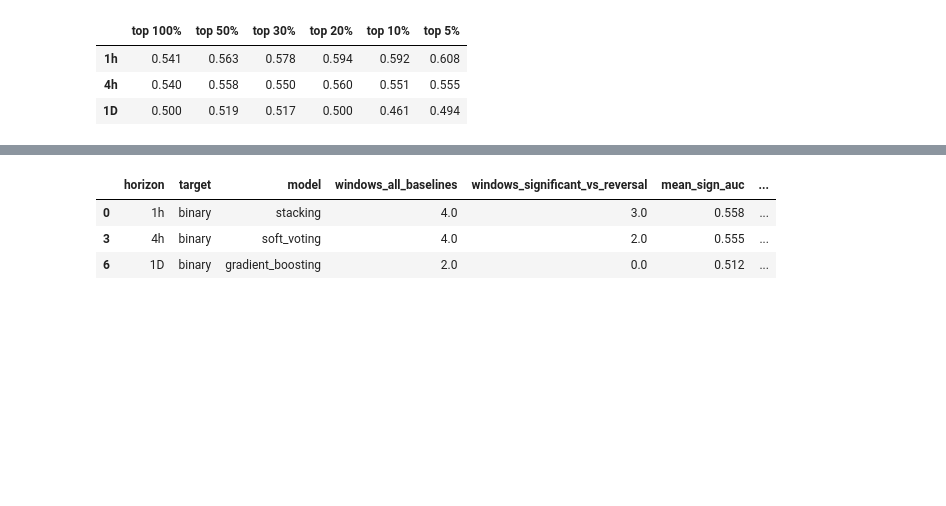
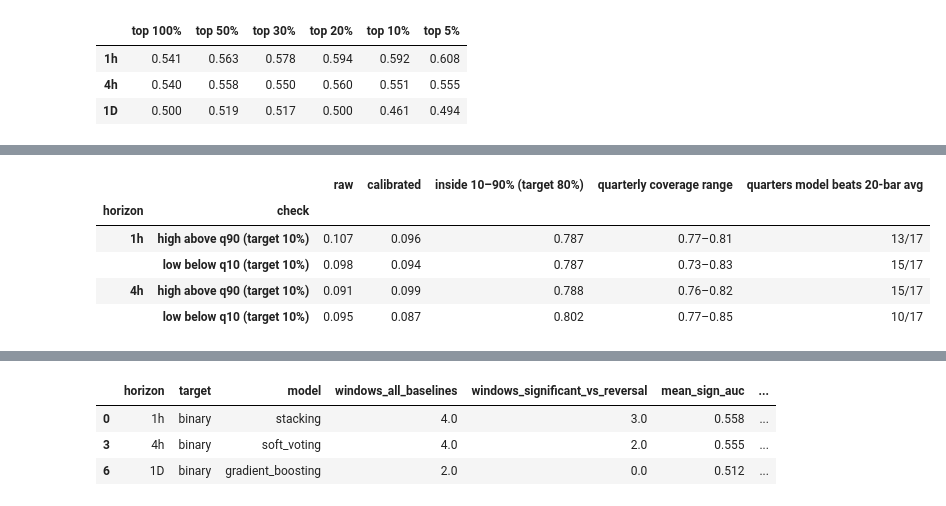
Before and after one commit to Gaston202/BitcoinPricePrediction, a Jupyter notebook: notebooks/06_evaluation.ipynb, the cells around one changed output, grey strips where cells are left out. Drawn from its saved outputs; the diff is of its cells as text; code cells hidden in the pictures; blank space fills up the shorter version.

```diff
--- a/notebooks/06_evaluation.ipynb
+++ b/notebooks/06_evaluation.ipynb
@@ -269,0 +308,19 @@ pd.DataFrame(rows).T
+# %%
+band = []
+for h in ("1h", "4h"):
+    for t, col, promise in (("high_next", "breach_above_q90", "high above q90"), ("low_next", "breach_below_q10", "low below q10")):
+        d = pd.read_csv(PT / f"{h}_{t}_wf.csv").set_index("model")
+        q = pd.read_csv(PT / f"{h}_{t}_quarterly.csv")
+        band.append({"horizon": h, "check": f"{promise} (target 10%)",
+                     "raw": d.loc["lgbm_quantile_raw", col].mean(), "calibrated": d.loc["lgbm_quantile_cal", col].mean(),
+                     "inside 10–90% (target 80%)": d.loc["lgbm_quantile_cal", "coverage_10_90"].mean(),
+                     "quarterly coverage range": f"{q.coverage_10_90.min():.2f}–{q.coverage_10_90.max():.2f}",
+                     "quarters model beats 20-bar avg": f"{int((q.mae < q.ref_mae).sum())}/{len(q)}"})
+pd.DataFrame(band).set_index(["horizon", "check"]).round(3)
+# %% [output]
+|  |  | raw | calibrated | inside 10–90% (target 80%) | quarterly coverage range | quarters model beats 20-bar avg |
+| horizon | check |  |  |  |  |  |
+| 1h | high above q90 (target 10%) | 0.107 | 0.096 | 0.787 | 0.77–0.81 | 13/17 |
+|  | low below q10 (target 10%) | 0.098 | 0.094 | 0.787 | 0.73–0.83 | 15/17 |
+| 4h | high above q90 (target 10%) | 0.091 | 0.099 | 0.788 | 0.76–0.82 | 15/17 |
+|  | low below q10 (target 10%) | 0.095 | 0.087 | 0.802 | 0.77–0.85 | 10/17 |
```
Also changed, not shown: parts of 9 cells of this notebook, 12 other files.
